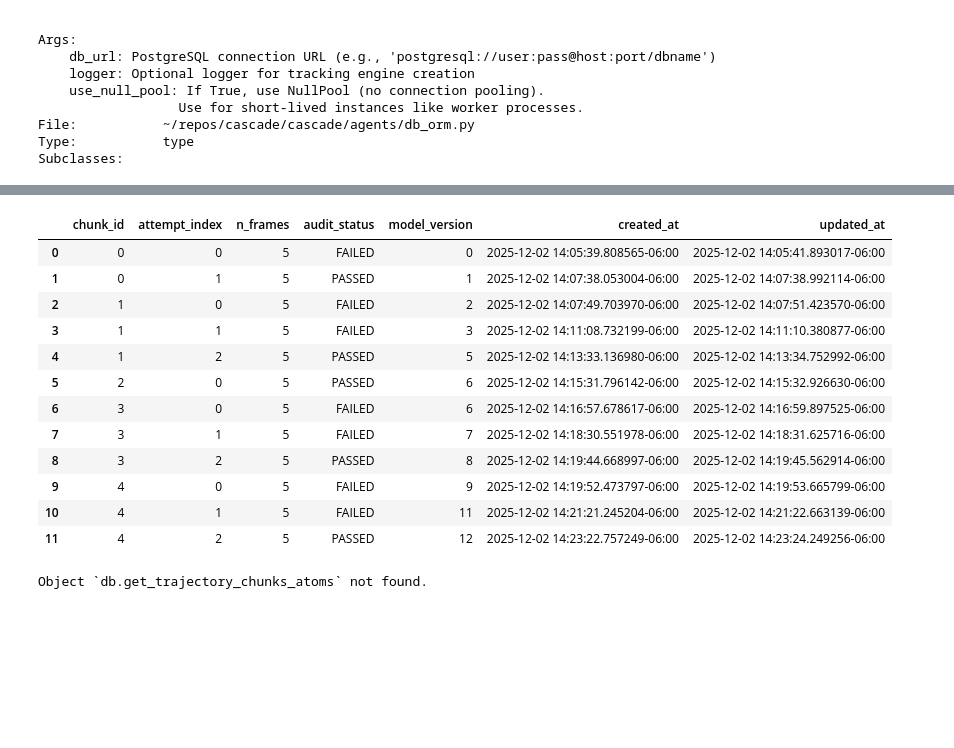
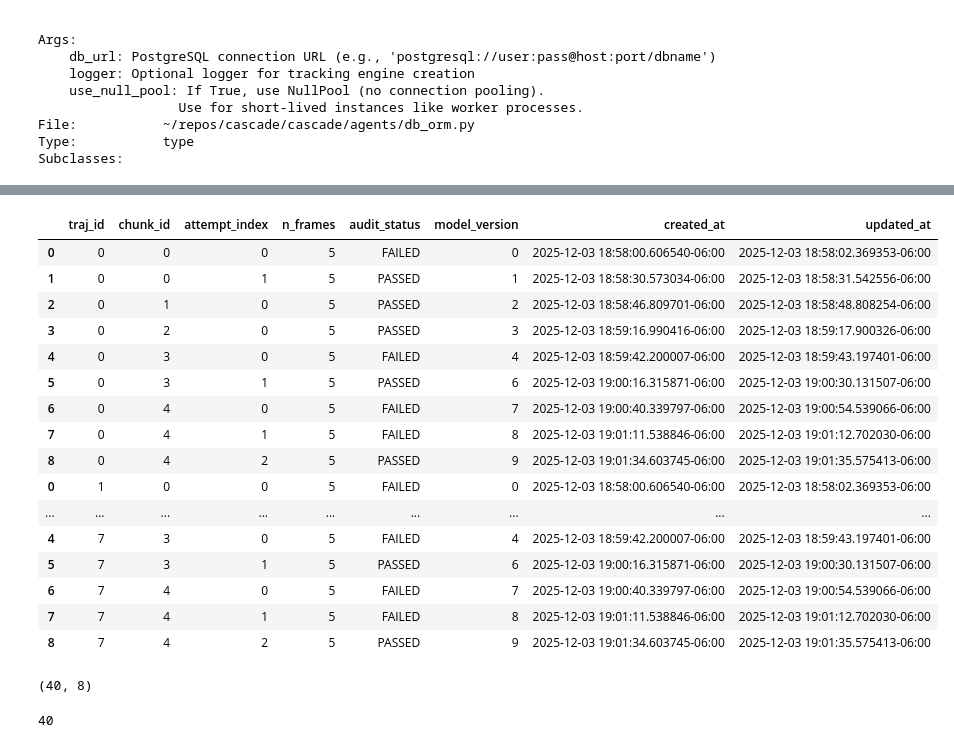
Before and after one commit to globus-labs/cascade, a Jupyter notebook: 3_cascade/1_sanity_check_run.ipynb, the cells around one changed output, grey strips where cells are left out. Drawn from its saved outputs; the diff is of its cells as text; code cells hidden in the pictures; blank space fills up the shorter version.

```diff
--- a/3_cascade/1_sanity_check_run.ipynb
+++ b/3_cascade/1_sanity_check_run.ipynb
@@ -115,22 +114,40 @@ chunks
+# %%
+traj_ids = traj_info['traj_id']
+# %%
+pd.set_option('display.max_rows', 100)
 # %%
-attempts = pd.DataFrame.from_records(db.list_trajectory_attempts(last_run_id, 0))
-attempts#[['chunk_id', 'attempt_index', 'audit_status']]
+attempt_details = []
+for traj_id in traj_ids:
+    df = pd.DataFrame.from_records(db.list_trajectory_attempts(last_run_id, 0))
+    df.insert(loc=0, column='traj_id', value=traj_id)
+    attempt_details.append(df)
+attempt_details = pd.concat(attempt_details)
+attempt_details
 # %% [output]
-|  | chunk_id | attempt_index | n_frames | audit_status | model_version | created_at | updated_at |
-| 0 | 0 | 0 | 5 | FAILED | 0 | 2025-12-02 14:05:39.808565-06:00 | 2025-12-02 14:05:41.893017-06:00 |
-| 1 | 0 | 1 | 5 | PASSED | 1 | 2025-12-02 14:07:38.053004-06:00 | 2025-12-02 14:07:38.992114-06:00 |
-| 2 | 1 | 0 | 5 | FAILED | 2 | 2025-12-02 14:07:49.703970-06:00 | 2025-12-02 14:07:51.423570-06:00 |
-| 3 | 1 | 1 | 5 | FAILED | 3 | 2025-12-02 14:11:08.732199-06:00 | 2025-12-02 14:11:10.380877-06:00 |
-| 4 | 1 | 2 | 5 | PASSED | 5 | 2025-12-02 14:13:33.136980-06:00 | 2025-12-02 14:13:34.752992-06:00 |
-| 5 | 2 | 0 | 5 | PASSED | 6 | 2025-12-02 14:15:31.796142-06:00 | 2025-12-02 14:15:32.926630-06:00 |
-| 6 | 3 | 0 | 5 | FAILED | 6 | 2025-12-02 14:16:57.678617-06:00 | 2025-12-02 14:16:59.897525-06:00 |
-| 7 | 3 | 1 | 5 | FAILED | 7 | 2025-12-02 14:18:30.551978-06:00 | 2025-12-02 14:18:31.625716-06:00 |
-| 8 | 3 | 2 | 5 | PASSED | 8 | 2025-12-02 14:19:44.668997-06:00 | 2025-12-02 14:19:45.562914-06:00 |
-| 9 | 4 | 0 | 5 | FAILED | 9 | 2025-12-02 14:19:52.473797-06:00 | 2025-12-02 14:19:53.665799-06:00 |
-| 10 | 4 | 1 | 5 | FAILED | 11 | 2025-12-02 14:21:21.245204-06:00 | 2025-12-02 14:21:22.663139-06:00 |
-| 11 | 4 | 2 | 5 | PASSED | 12 | 2025-12-02 14:23:22.757249-06:00 | 2025-12-02 14:23:24.249256-06:00 |
+|  | traj_id | chunk_id | attempt_index | n_frames | audit_status | model_version | created_at | updated_at |
+| 0 | 0 | 0 | 0 | 5 | FAILED | 0 | 2025-12-03 18:58:00.606540-06:00 | 2025-12-03 18:58:02.369353-06:00 |
+| 1 | 0 | 0 | 1 | 5 | PASSED | 1 | 2025-12-03 18:58:30.573034-06:00 | 2025-12-03 18:58:31.542556-06:00 |
+| 2 | 0 | 1 | 0 | 5 | PASSED | 2 | 2025-12-03 18:58:46.809701-06:00 | 2025-12-03 18:58:48.808254-06:00 |
+| 3 | 0 | 2 | 0 | 5 | PASSED | 3 | 2025-12-03 18:59:16.990416-06:00 | 2025-12-03 18:59:17.900326-06:00 |
+| 4 | 0 | 3 | 0 | 5 | FAILED | 4 | 2025-12-03 18:59:42.200007-06:00 | 2025-12-03 18:59:43.197401-06:00 |
+| 5 | 0 | 3 | 1 | 5 | PASSED | 6 | 2025-12-03 19:00:16.315871-06:00 | 2025-12-03 19:00:30.131507-06:00 |
+| 6 | 0 | 4 | 0 | 5 | FAILED | 7 | 2025-12-03 19:00:40.339797-06:00 | 2025-12-03 19:00:54.539066-06:00 |
+| 7 | 0 | 4 | 1 | 5 | FAILED | 8 | 2025-12-03 19:01:11.538846-06:00 | 2025-12-03 19:01:12.702030-06:00 |
+| 8 | 0 | 4 | 2 | 5 | PASSED | 9 | 2025-12-03 19:01:34.603745-06:00 | 2025-12-03 19:01:35.575413-06:00 |
+| 0 | 1 | 0 | 0 | 5 | FAILED | 0 | 2025-12-03 18:58:00.606540-06:00 | 2025-12-03 18:58:02.369353-06:00 |
+| ... | ... | ... | ... | ... | ... | ... | ... | ... |
+| 4 | 7 | 3 | 0 | 5 | FAILED | 4 | 2025-12-03 18:59:42.200007-06:00 | 2025-12-03 18:59:43.197401-06:00 |
+| 5 | 7 | 3 | 1 | 5 | PASSED | 6 | 2025-12-03 19:00:16.315871-06:00 | 2025-12-03 19:00:30.131507-06:00 |
+| 6 | 7 | 4 | 0 | 5 | FAILED | 7 | 2025-12-03 19:00:40.339797-06:00 | 2025-12-03 19:00:54.539066-06:00 |
+| 7 | 7 | 4 | 1 | 5 | FAILED | 8 | 2025-12-03 19:01:11.538846-06:00 | 2025-12-03 19:01:12.702030-06:00 |
+| 8 | 7 | 4 | 2 | 5 | PASSED | 9 | 2025-12-03 19:01:34.603745-06:00 | 2025-12-03 19:01:35.575413-06:00 |
-# %%
-db.get_trajectory_chunks_atoms?
-# %% [output]
-Object `db.get_trajectory_chunks_atoms` not found.
+# %%
+passed_attempts = attempt_details.query('audit_status == "PASSED"')
+passed_attempts.shape
+# %% [output]
+(40, 8)
+# %%
+passed_attempts.groupby(['traj_id', 'chunk_id']).size().count()
+# %% [output]
+40
 # %%
```
Also changed, not shown: parts of 14 cells of this notebook, 2 other files.
